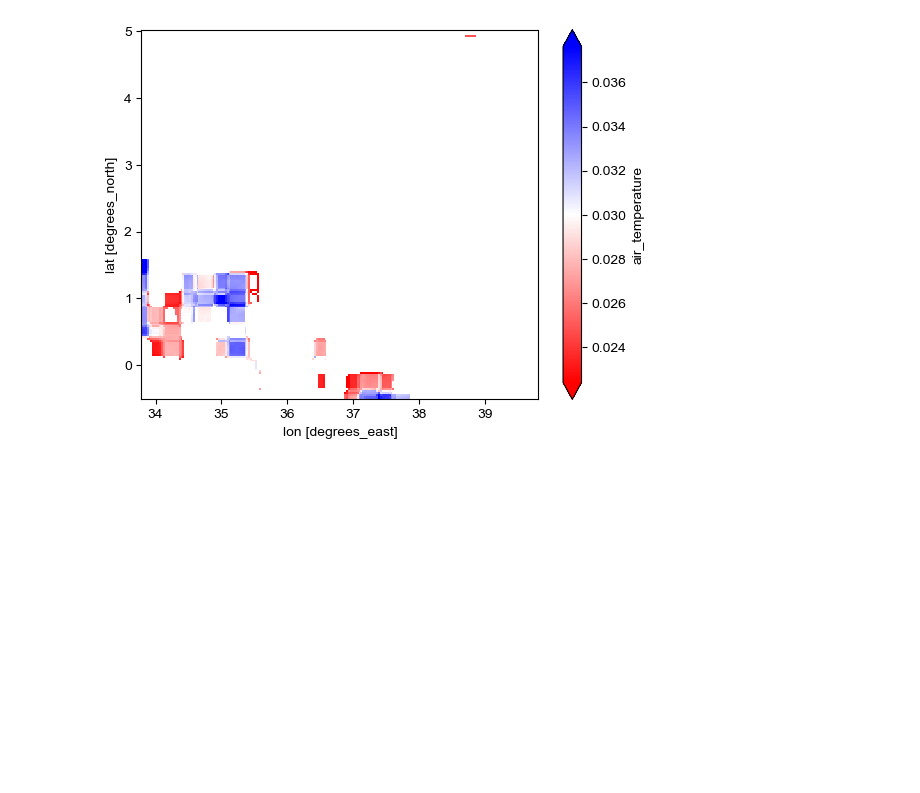
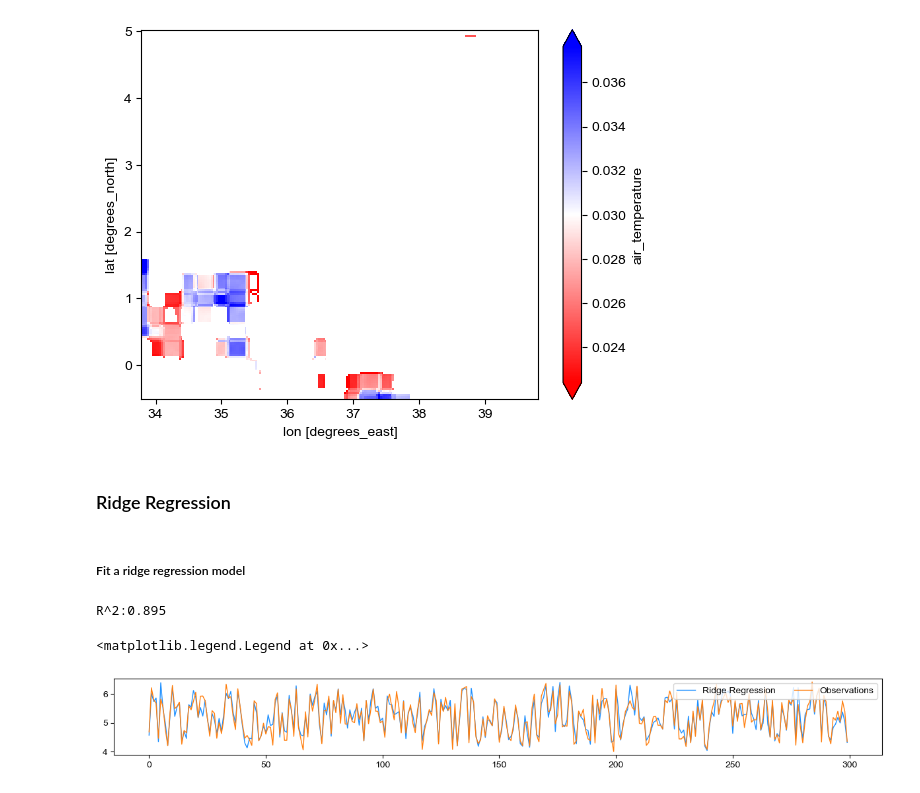
Before and after one commit to klekarkar/carbon_assimilation, a Jupyter notebook: ecosystem_C_assimilation.ipynb, the cells around one changed output. Saved outputs shown, nothing was run; the diff lists cells and outputs as text; code cells hidden in the pictures; blank space fills up the shorter version.

Commit message:
hydroclimate sensitivity regression

```diff
--- a/ecosystem_C_assimilation.ipynb
+++ b/ecosystem_C_assimilation.ipynb
@@ -796,3 +790,5 @@ mk_result.plot(cmap='bwr_r', robust=True)
 # %% [output]
 <matplotlib.collections.QuadMesh at 0x...>
 [figure]
+# %% [markdown]
+### Ridge Regression
@@ -798,0 +827,32 @@ mk_result.plot(cmap='bwr_r', robust=True)
+# %% [markdown]
+##### Fit a ridge regression model
+# %%
+ridge_model = Ridge(alpha=1.0)
+# Fit the model on scaled training data
+ridge_model.fit(x_train_scaled, y_train_log)
+
+test_predictions = ridge_model.predict(x_test_scaled)
+
+
+#test different values of alpha
+alphas = [0.01, 0.1, 1, 10, 100]
+
+ridge_cv_model = RidgeCV(alphas=alphas, scoring='neg_mean_squared_error', cv=5)
+
+ridge_cv_model.fit(x_train_scaled, y_train_log)
+
+#check the best alpha value and make predictions on scaled test data
+ridge_cv_model.alpha_
+
+y_pred_ridge = ridge_cv_model.predict(x_test_scaled)
+# %%
+#plots
+plt.figure(figsize=(15, 1.5))
+plt.plot(y_pred_ridge[2000:2300], color='dodgerblue', lw=1.0, label='Ridge Regression')
+plt.plot(y_test_log[2000:2300].values, color='C1', lw=1.0, label='Observations')
+print(f"R^2:{np.round(r2_score(y_test_log, y_pred_ridge), 3)}")
+plt.legend(ncols=2)
+# %% [output]
+R^2:0.895
+<matplotlib.legend.Legend at 0x...>
+[figure, added]
```
Also changed, not shown: parts of 18 cells of this notebook, 1 other file.
